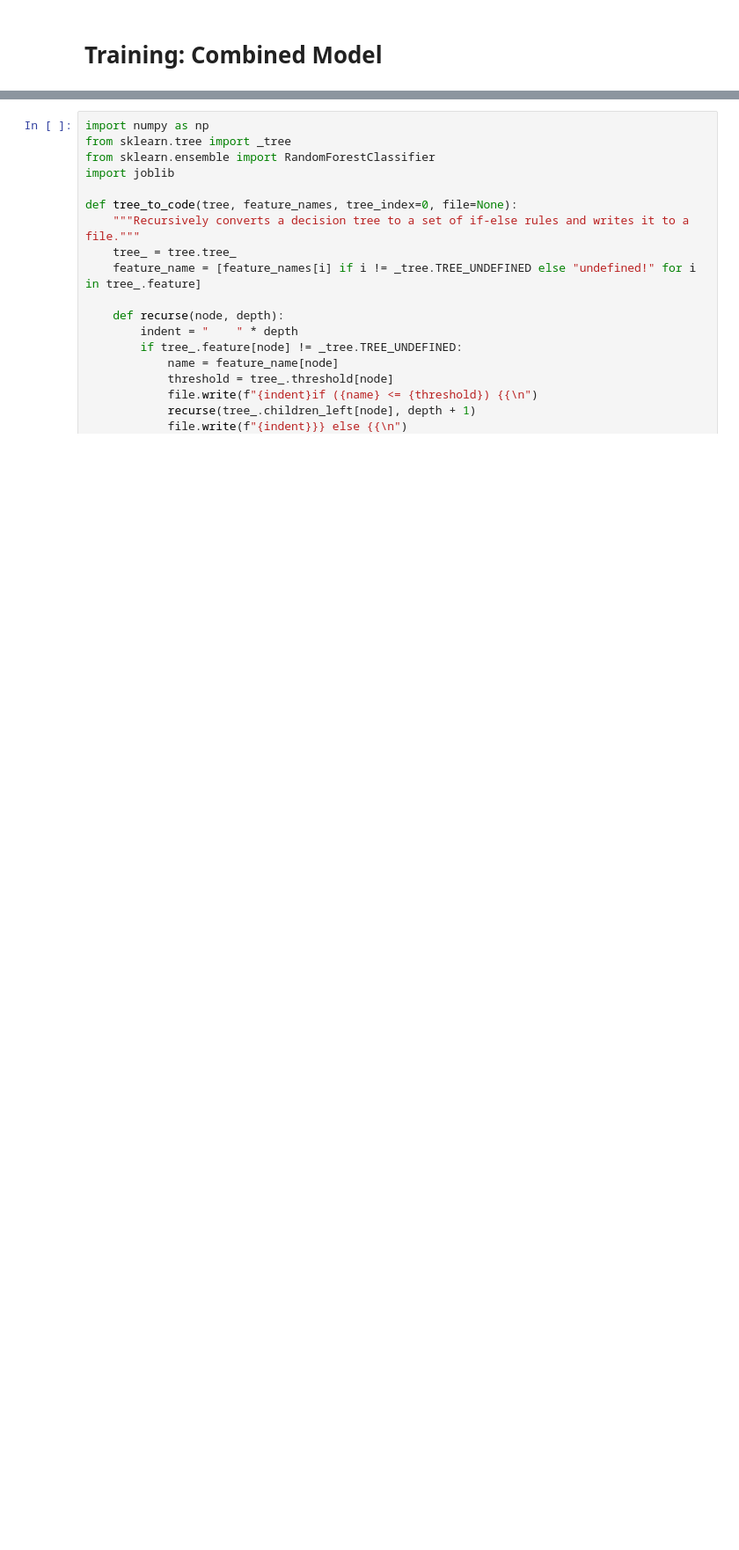
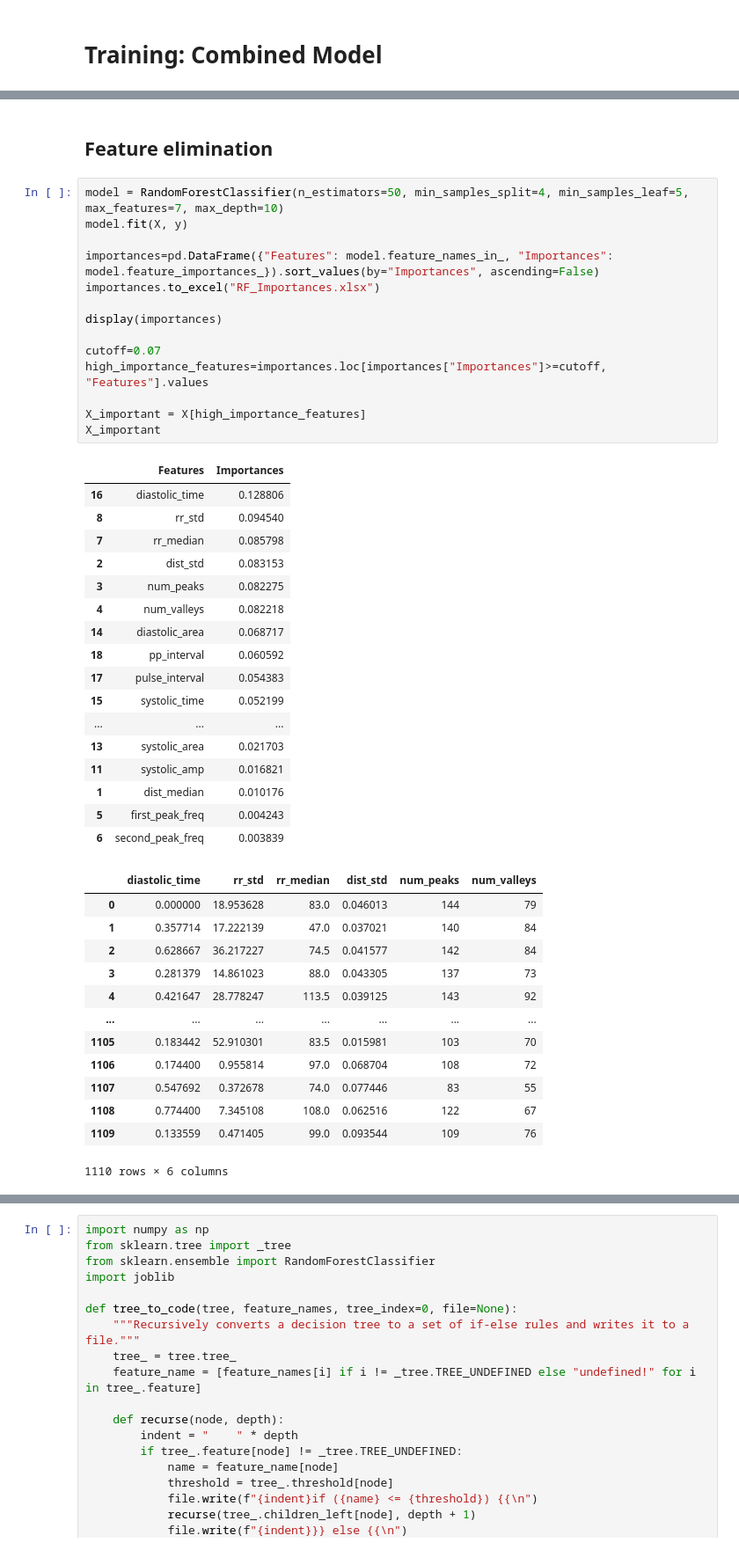
Before and after one commit to sarah-alabdulrazzak/RhythmGuard, a Jupyter notebook: Combined_Models.ipynb, the cells around one changed output, grey strips where cells are left out. Shown at 88% size. Drawn from its saved outputs; the diff is of its cells as text; blank space fills up the shorter version.

Commit message:
Feature elimination done

```diff
--- a/Combined_Models.ipynb
+++ b/Combined_Models.ipynb
@@ -493,0 +474,47 @@ Successfully installed sklearn-porter-0.7.4
+# %% [markdown]
+## Feature elimination
+# %%
+model = RandomForestClassifier(n_estimators=50, min_samples_split=4, min_samples_leaf=5, max_features=7, max_depth=10)
+model.fit(X, y)
+
+importances=pd.DataFrame({"Features": model.feature_names_in_, "Importances": model.feature_importances_}).sort_values(by="Importances", ascending=False)
+importances.to_excel("RF_Importances.xlsx")
+
+display(importances)
+
+cutoff=0.07
+high_importance_features=importances.loc[importances["Importances"]>=cutoff, "Features"].values
+
+X_important = X[high_importance_features]
+X_important
+# %% [output]
+|  | Features | Importances |
+| 16 | diastolic_time | 0.128806 |
+| 8 | rr_std | 0.094540 |
+| 7 | rr_median | 0.085798 |
+| 2 | dist_std | 0.083153 |
+| 3 | num_peaks | 0.082275 |
+| 4 | num_valleys | 0.082218 |
+| 14 | diastolic_area | 0.068717 |
+| 18 | pp_interval | 0.060592 |
+| 17 | pulse_interval | 0.054383 |
+| 15 | systolic_time | 0.052199 |
+| ... | ... | ... |
+| 13 | systolic_area | 0.021703 |
+| 11 | systolic_amp | 0.016821 |
+| 1 | dist_median | 0.010176 |
+| 5 | first_peak_freq | 0.004243 |
+| 6 | second_peak_freq | 0.003839 |
+|  | diastolic_time | rr_std | rr_median | dist_std | num_peaks | num_valleys |
+| 0 | 0.000000 | 18.953628 | 83.0 | 0.046013 | 144 | 79 |
+| 1 | 0.357714 | 17.222139 | 47.0 | 0.037021 | 140 | 84 |
+| 2 | 0.628667 | 36.217227 | 74.5 | 0.041577 | 142 | 84 |
+| 3 | 0.281379 | 14.861023 | 88.0 | 0.043305 | 137 | 73 |
+| 4 | 0.421647 | 28.778247 | 113.5 | 0.039125 | 143 | 92 |
+| ... | ... | ... | ... | ... | ... | ... |
+| 1105 | 0.183442 | 52.910301 | 83.5 | 0.015981 | 103 | 70 |
+| 1106 | 0.174400 | 0.955814 | 97.0 | 0.068704 | 108 | 72 |
+| 1107 | 0.547692 | 0.372678 | 74.0 | 0.077446 | 83 | 55 |
+| 1108 | 0.774400 | 7.345108 | 108.0 | 0.062516 | 122 | 67 |
+| 1109 | 0.133559 | 0.471405 | 99.0 | 0.093544 | 109 | 76 |
+1110 rows × 6 columns
```
Also changed, not shown: parts of 3 cells of this notebook.
